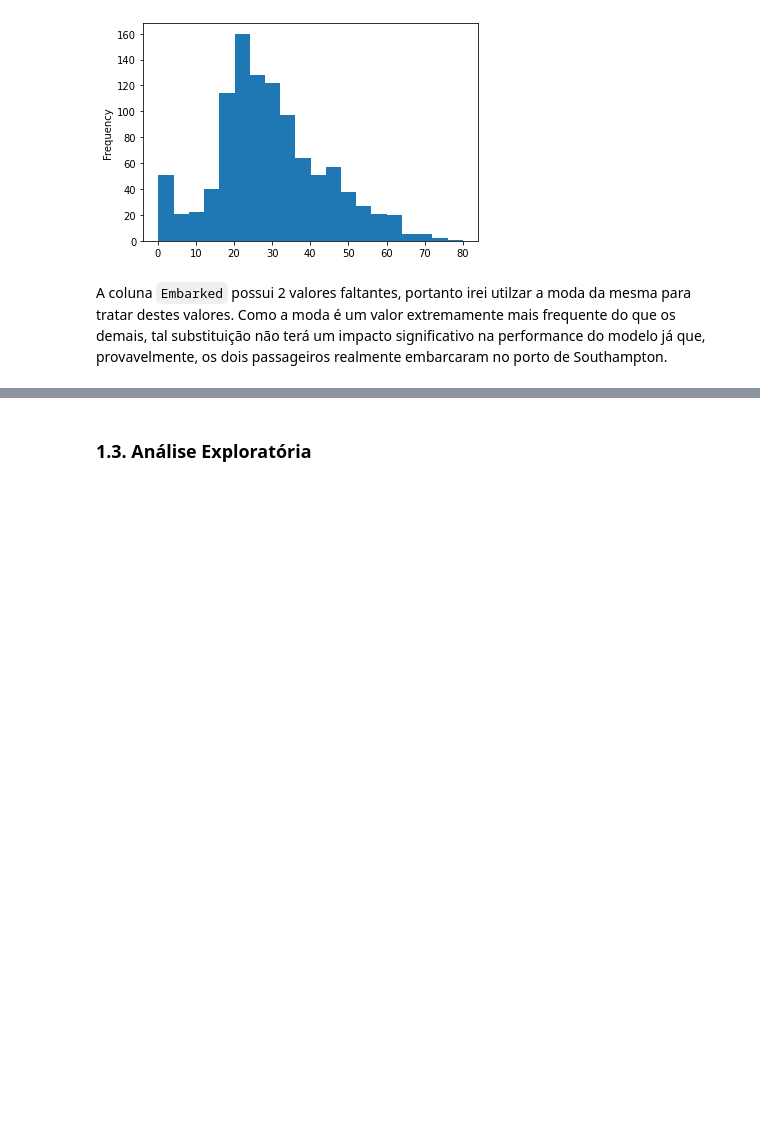
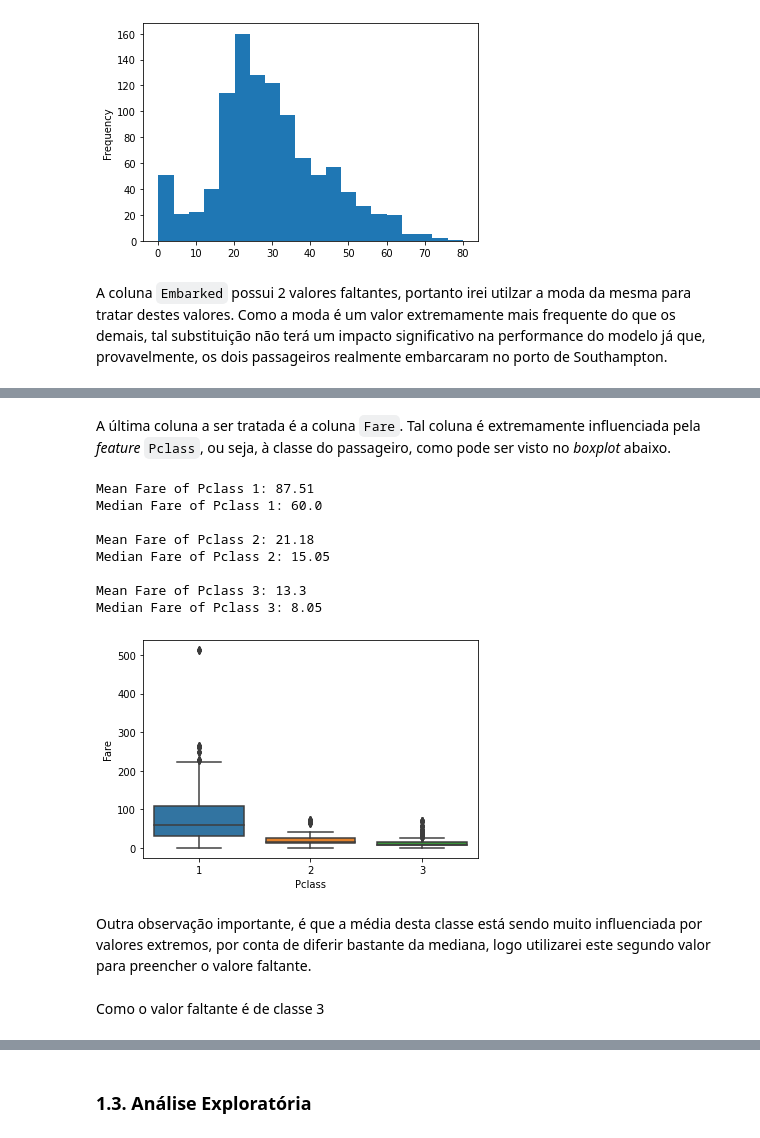
Before and after one commit to GDevigili/machine-learning-coursework, a Jupyter notebook: main.ipynb, the cells around one changed output, grey strips where cells are left out. Drawn from its saved outputs; the diff is of its cells as text; code cells hidden in the pictures; blank space fills up the shorter version.

```diff
--- a/main.ipynb
+++ b/main.ipynb
@@ -93,0 +94,23 @@ Moda da coluna de Embarque: S
+# %% [markdown]
+A última coluna a ser tratada é a coluna `Fare`. Tal coluna é extremamente influenciada pela *feature* `Pclass`, ou seja, à classe do passageiro, como pode ser visto no *boxplot* abaixo.
+# %%
+sns.boxplot(data = merged_df, x = 'Pclass', y = 'Fare')
+
+for i in range(3):
+    mean = round(merged_df[merged_df['Pclass'] == (i+1)]['Fare'].mean(), 2)
+    median = round(merged_df[merged_df['Pclass'] == (i+1)]['Fare'].median(), 2)
+    print(f'Mean Fare of Pclass {i+1}: {mean}\nMedian Fare of Pclass {i+1}: {median}\n')
+# %% [output]
+Mean Fare of Pclass 1: 87.51
+Median Fare of Pclass 1: 60.0
+
+Mean Fare of Pclass 2: 21.18
+Median Fare of Pclass 2: 15.05
+
+Mean Fare of Pclass 3: 13.3
+Median Fare of Pclass 3: 8.05
+[figure, added]
+# %% [markdown]
+Outra observação importante, é que a média desta classe está sendo muito influenciada por valores extremos, por conta de diferir bastante da mediana, logo utilizarei este segundo valor para preencher o valore faltante.
+# %% [markdown]
+Como o valor faltante é de classe 3
```
Also changed, not shown: parts of 11 cells of this notebook.
